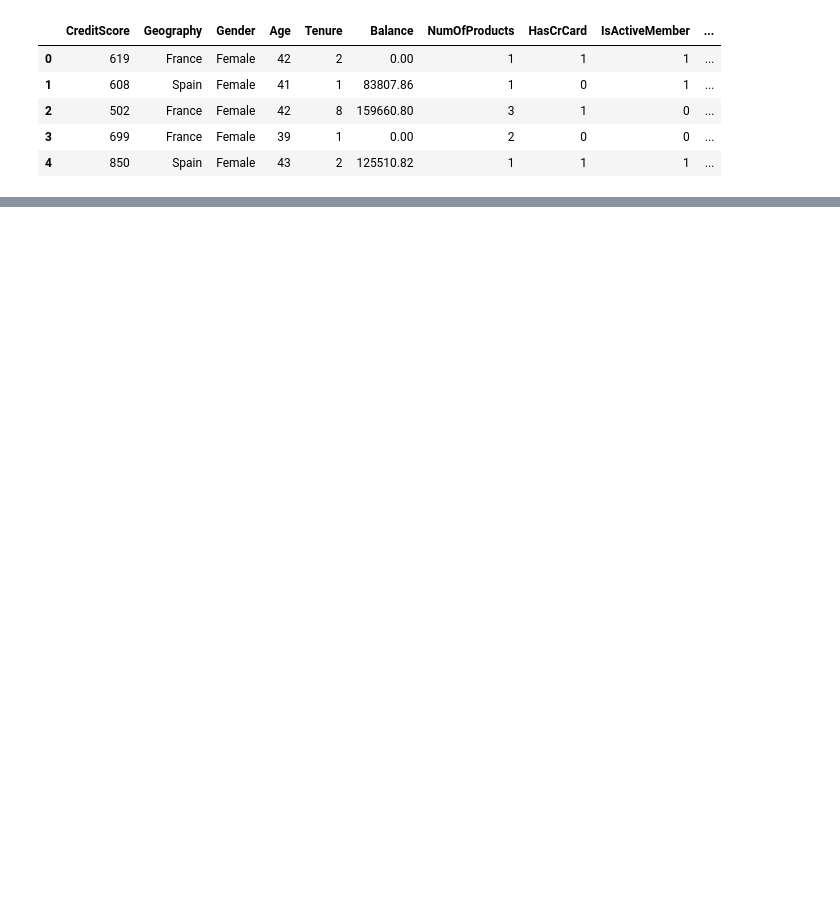
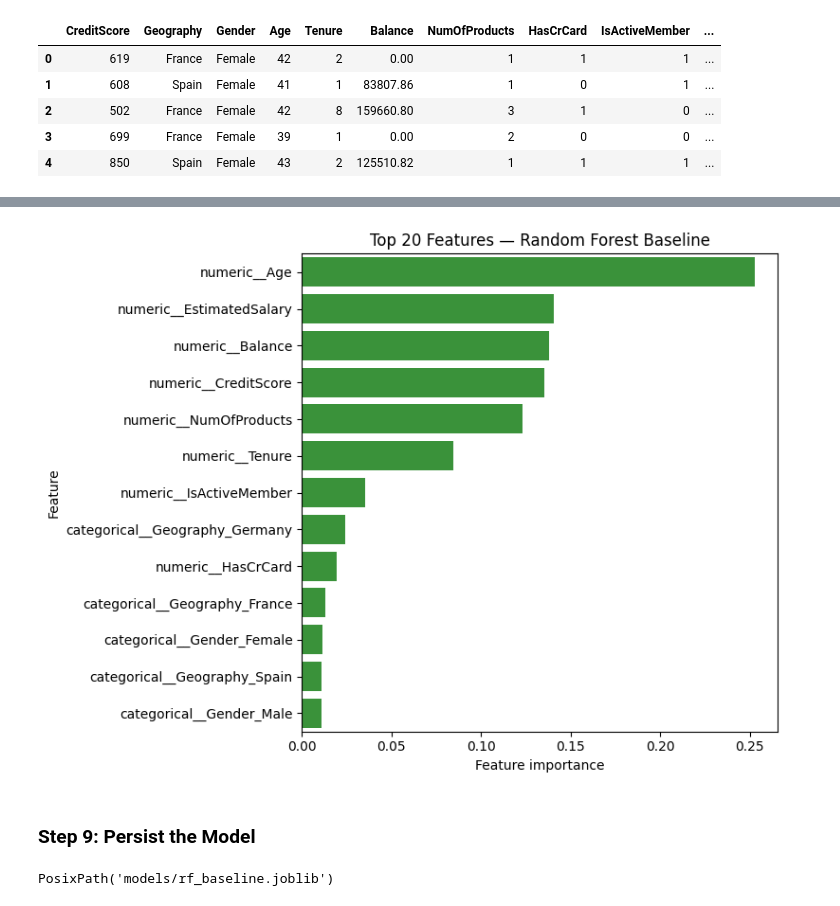
Before and after one commit to Sicheng115/CustomerChurn, a Jupyter notebook: notebooks/RF_Modelling.ipynb, the cells around one changed output, grey strips where cells are left out. Saved outputs shown, nothing was run; the diff lists cells and outputs as text; code cells hidden in the pictures; blank space fills up the shorter version.

Commit message:
Modelling

```diff
--- a/notebooks/RF_Modelling.ipynb
+++ b/notebooks/RF_Modelling.ipynb
@@ -53,0 +104,19 @@ ct = ColumnTransformer([
+# %%
+try:
+    ohe = OneHotEncoder(handle_unknown='ignore', sparse_output=False)
+except TypeError:
+    ohe = OneHotEncoder(handle_unknown='ignore', sparse=False)
+
+preprocess = ColumnTransformer([
+    ('categorical', ohe, cat_columns),
+    ('numeric', StandardScaler(), num_columns)
+])
+
+preprocess.fit(X_train)
+
+X_train_prepared = preprocess.transform(X_train)
+X_val_prepared = preprocess.transform(X_val)
+X_test_prepared = preprocess.transform(X_test)
+
+feature_names = preprocess.get_feature_names_out()
+X_train_prepared.shape
@@ -53,0 +242,4 @@ ct = ColumnTransformer([
+# %%
+feature_importances = pd.Series(rf_clf.feature_importances_, index=feature_names)
+top_features = feature_importances.sort_values(ascending=False).head(20)
+top_features
@@ -53,0 +261,20 @@ ct = ColumnTransformer([
+# %%
+plt.figure(figsize=(8, 6))
+sns.barplot(x=top_features.values, y=top_features.index, color='tab:green')
+plt.xlabel('Feature importance')
+plt.ylabel('Feature')
+plt.title('Top 20 Features — Random Forest Baseline')
+plt.tight_layout()
+plt.show()
+# %% [output]
+[figure, added]
+# %% [markdown]
+### Step 9: Persist the Model
+# %%
+MODEL_DIR = Path('models')
+MODEL_DIR.mkdir(parents=True, exist_ok=True)
+MODEL_PATH = MODEL_DIR / 'rf_baseline.joblib'
+joblib.dump({'model': rf_clf, 'preprocess': preprocess}, MODEL_PATH)
+MODEL_PATH
+# %% [output]
+PosixPath('models/rf_baseline.joblib')
```
Also changed, not shown: parts of 30 cells of this notebook, 28 other files.
